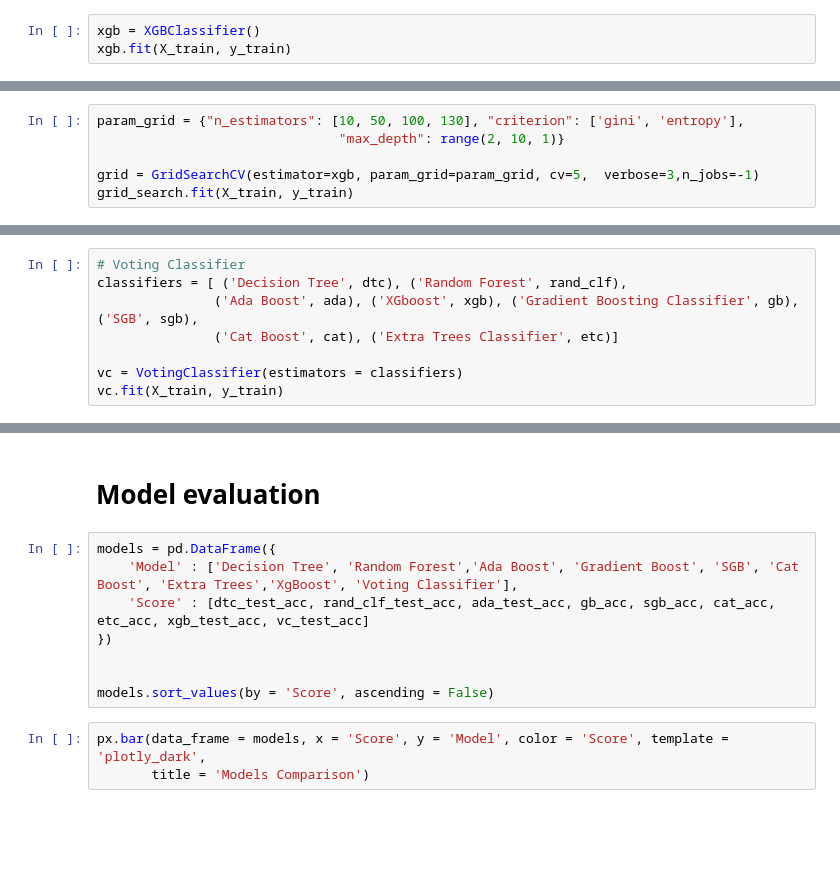
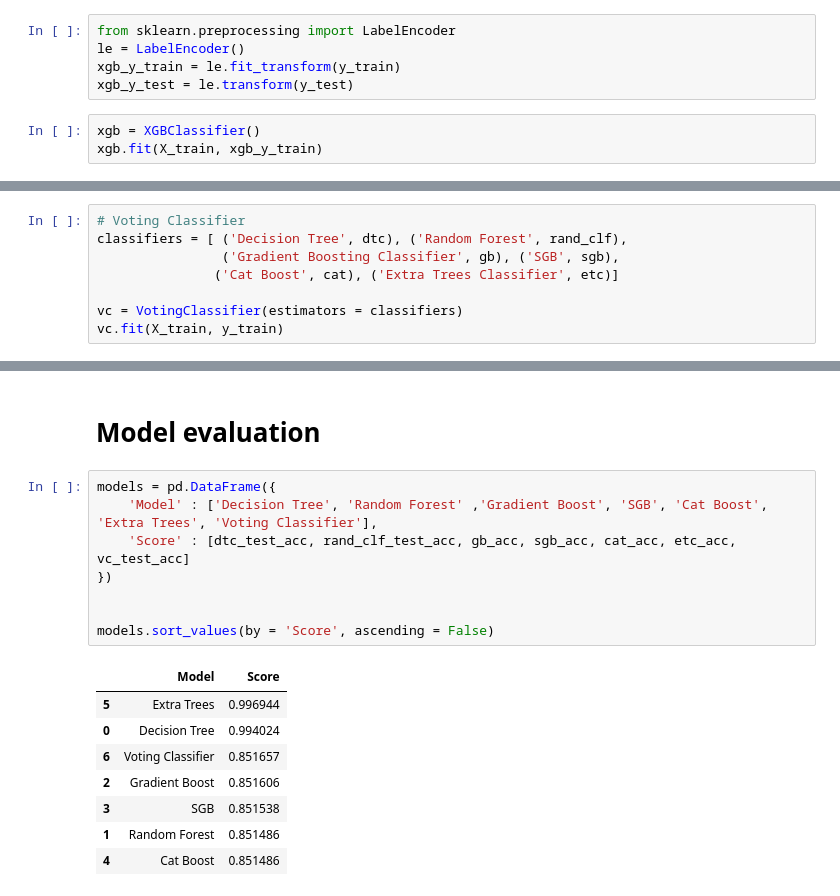
Before and after one commit to mhs10031990/INS_CLAIMS_RESERVE_Repo, a Jupyter notebook: Claims_Fraud_Classifier_Training.ipynb, the cells around one changed output, grey strips where cells are left out. Drawn from its saved outputs; the diff is of its cells as text; blank space fills up the shorter version.

Commit message:
Classifier Model training

```diff
--- a/Claims_Fraud_Classifier_Training.ipynb
+++ b/Claims_Fraud_Classifier_Training.ipynb
@@ -359,3 +373,8 @@ print(f"Classification Report :- \n {classification_report(y_test, sgb.predict(X
+# %%
+from sklearn.preprocessing import LabelEncoder
+le = LabelEncoder()
+xgb_y_train = le.fit_transform(y_train)
+xgb_y_test = le.transform(y_test)
 # %%
 xgb = XGBClassifier()
-xgb.fit(X_train, y_train)
+xgb.fit(X_train, xgb_y_train)
@@ -373,6 +416,0 @@ print(classification_report(y_test, y_pred))
-# %%
-param_grid = {"n_estimators": [10, 50, 100, 130], "criterion": ['gini', 'entropy'],
-                               "max_depth": range(2, 10, 1)}
-
-grid = GridSearchCV(estimator=xgb, param_grid=param_grid, cv=5,  verbose=3,n_jobs=-1)
-grid_search.fit(X_train, y_train)
@@ -420,7 +494,7 @@ print(f"Classification Report :- \n {classification_report(y_test, etc.predict(X
 # %%
 # Voting Classifier
 classifiers = [ ('Decision Tree', dtc), ('Random Forest', rand_clf),
-               ('Ada Boost', ada), ('XGboost', xgb), ('Gradient Boosting Classifier', gb), ('SGB', sgb),
+                ('Gradient Boosting Classifier', gb), ('SGB', sgb),
                ('Cat Boost', cat), ('Extra Trees Classifier', etc)]
 
 vc = VotingClassifier(estimators = classifiers)
@@ -440,12 +554,18 @@ print(classification_report(y_test, y_pred))
 # Model evaluation
 # %%
 models = pd.DataFrame({
-    'Model' : ['Decision Tree', 'Random Forest','Ada Boost', 'Gradient Boost', 'SGB', 'Cat Boost', 'Extra Trees','XgBoost', 'Voting Classifier'],
-    'Score' : [dtc_test_acc, rand_clf_test_acc, ada_test_acc, gb_acc, sgb_acc, cat_acc, etc_acc, xgb_test_acc, vc_test_acc]
+    'Model' : ['Decision Tree', 'Random Forest' ,'Gradient Boost', 'SGB', 'Cat Boost', 'Extra Trees', 'Voting Classifier'],
+    'Score' : [dtc_test_acc, rand_clf_test_acc, gb_acc, sgb_acc, cat_acc, etc_acc,  vc_test_acc]
 })
 
 
 models.sort_values(by = 'Score', ascending = False)
+# %% [output]
+|  | Model | Score |
+| 5 | Extra Trees | 0.996944 |
+| 0 | Decision Tree | 0.994024 |
+| 6 | Voting Classifier | 0.851657 |
+| 2 | Gradient Boost | 0.851606 |
+| 3 | SGB | 0.851538 |
+| 1 | Random Forest | 0.851486 |
+| 4 | Cat Boost | 0.851486 |
-# %%
-px.bar(data_frame = models, x = 'Score', y = 'Model', color = 'Score', template = 'plotly_dark',
-       title = 'Models Comparison')
```
Also changed, not shown: parts of 28 cells of this notebook, 4 other files.
